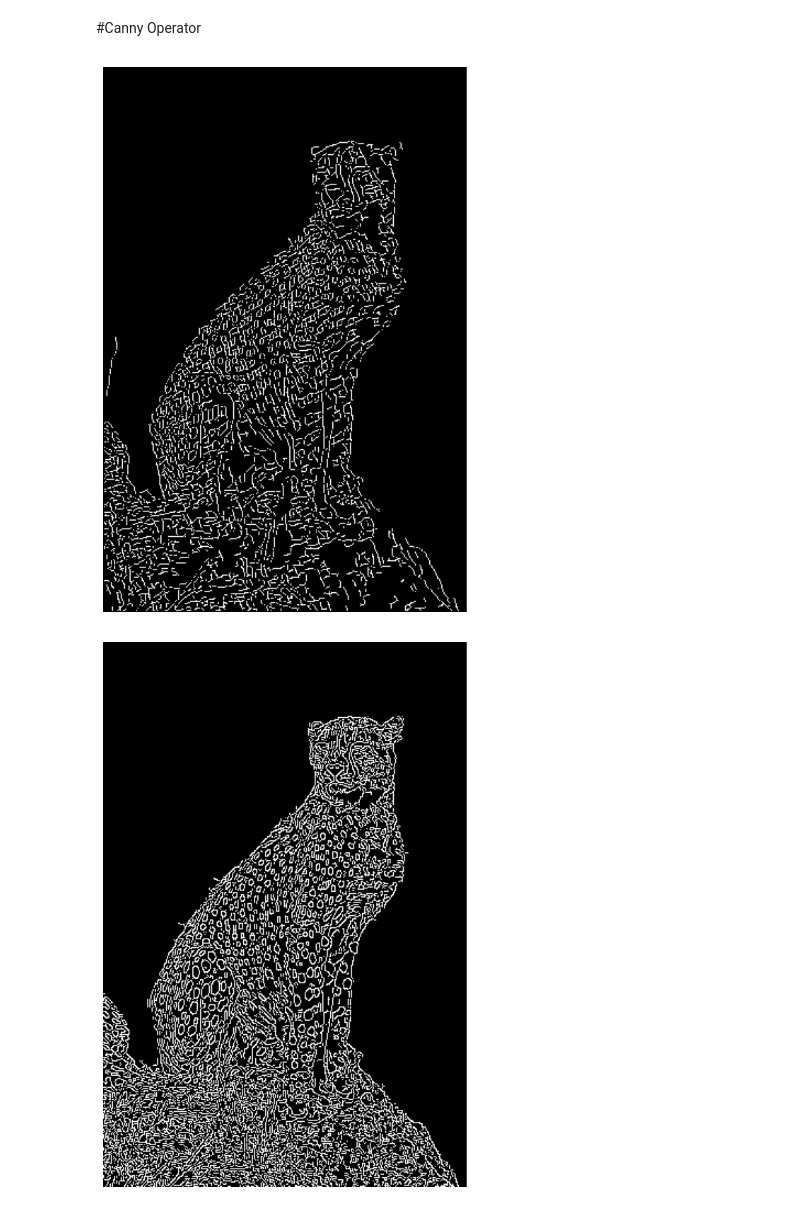
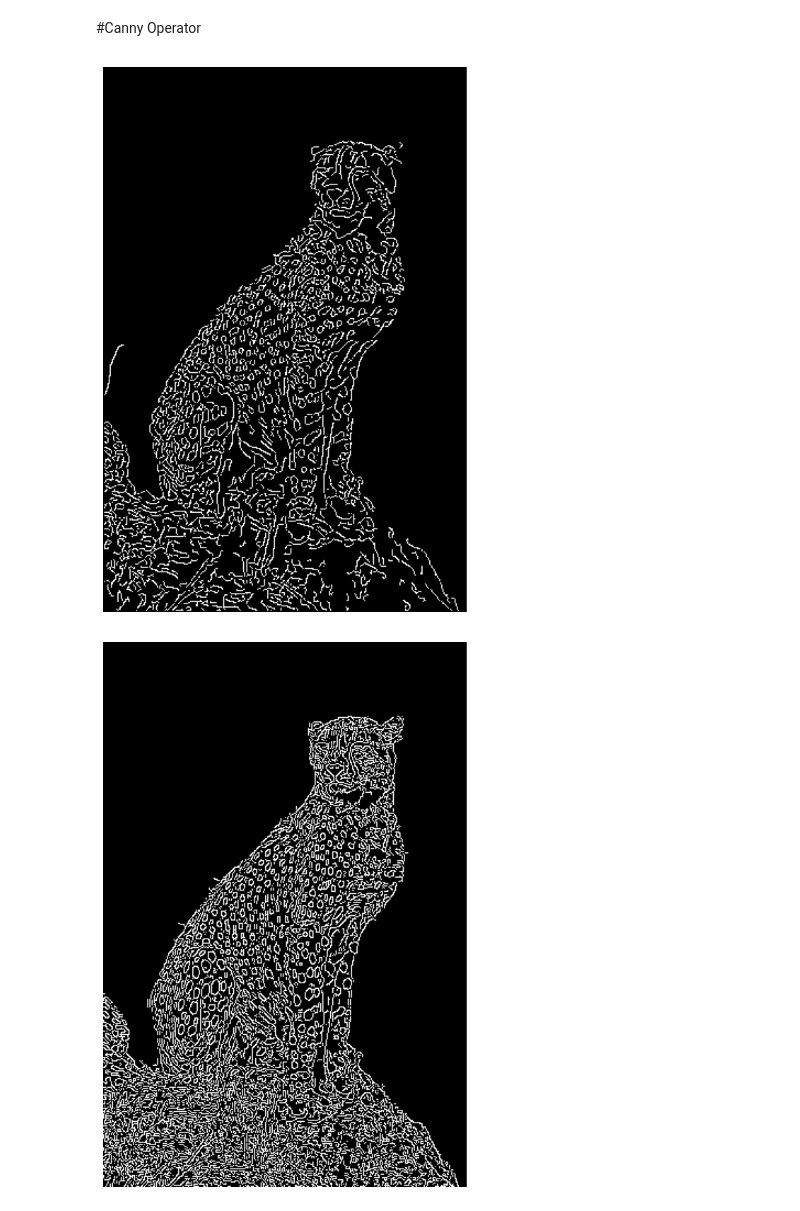
Before and after one commit to Mhrshd-fllh/CV4032, a Jupyter notebook: HW2/Practical/Practical 2/sobel_Prewitt_canny.ipynb, the cells around one changed output. Drawn from its saved outputs; the diff is of its cells as text; code cells hidden in the pictures.

```diff
--- a/HW2/Practical/Practical 2/sobel_Prewitt_canny.ipynb
+++ b/HW2/Practical/Practical 2/sobel_Prewitt_canny.ipynb
@@ -116,7 +116,7 @@ gradient_direction = np.arctan2(dy, dx)
 
 def non_maximum_suppression(magnitude, direction):
     rows, cols = magnitude.shape
-    suppressed = np.zeros((rows, cols), dtype=np.float32)
+    suppressed = np.zeros((rows, cols))
     # 1. Convert direction to degrees (0-180 range)
     direction = np.rad2deg(direction + 180) % 180
     # print(direction)
@@ -128,18 +128,15 @@ def non_maximum_suppression(magnitude, direction):
             if (0 <= direction[i, j] < 22.5) or (157.5 <= direction[i, j] < 180): # 0 Area
                 q = magnitude[i, j + 1]
                 r = magnitude[i, j - 1]
-                # print(0)
             elif 22.5 <= direction[i, j] < 67.5: # 1 Area
-                q = magnitude[i + 1, j + 1]
-                r = magnitude[i - 1, j - 1]
-                # print(1)
+                q = magnitude[i + 1, j - 1]
+                r = magnitude[i - 1, j + 1]
             elif 67.5 <= direction[i, j] < 112.5: # 2 Area
-                q = magnitude[i + 1, j]
-                r = magnitude[i - 1, j]
-                # print(2)
-            elif 112.5 <= direction[i, j] < 157.5:  # 4 Area
-                q = magnitude[i - 1, j + 1]
-                r = magnitude[i + 1, j - 1]
+                q = magnitude[i - 1, j]
+                r = magnitude[i + 1, j]
+            elif 112.5 <= direction[i, j] < 157.5:  # 3 Area
+                q = magnitude[i - 1, j - 1]
+                r = magnitude[i + 1, j + 1]
                 # print(3)
     # 3. Suppress non-maximum values (set to 0)
             # print(direction[i, j])
@@ -154,8 +151,8 @@ def non_maximum_suppression(magnitude, direction):
 nms_img = non_maximum_suppression(gradient_magnitude, gradient_direction)
 
 
-low_threshold = 35
-high_threshold = 70
+low_threshold = 40
+high_threshold = 80
 
 # Apply double thresholding
 # Steps:
@@ -166,34 +163,34 @@ weak_edges = ((nms_img >= low_threshold) & (nms_img < high_threshold)) * 75
 
 
 def hysteresis(strong, weak):
     rows, cols = strong.shape
 
     directions = [(-1, -1), (-1, 0), (-1, 1), (0, -1), (0, 1), (1, -1), (1, 0), (1, 1)]
 
     queue = deque(np.argwhere(strong == 255))
 
     while queue:
         y, x = queue.popleft()
 
         for dy, dx in directions:
             ny, nx = y + dy, x + dx
 
             if 0 <= ny < rows and 0 <= nx < cols and weak[ny, nx] == 75:
                 weak[ny, nx] = 255
                 strong[ny, nx] = 255
                 queue.append((ny, nx))
 
     return strong
 
 edges = hysteresis(strong_edges, weak_edges)
 
 
 plt.figure(figsize=(15, 10))
 plt.imshow(edges, cmap='gray')
 plt.axis('off')
 plt.show()
 # %% [output]
-[figure, old version]
+[figure, new version]
 # %%
 import cv2
 import matplotlib.pyplot as plt
```
Also changed, not shown: 2 other files.
